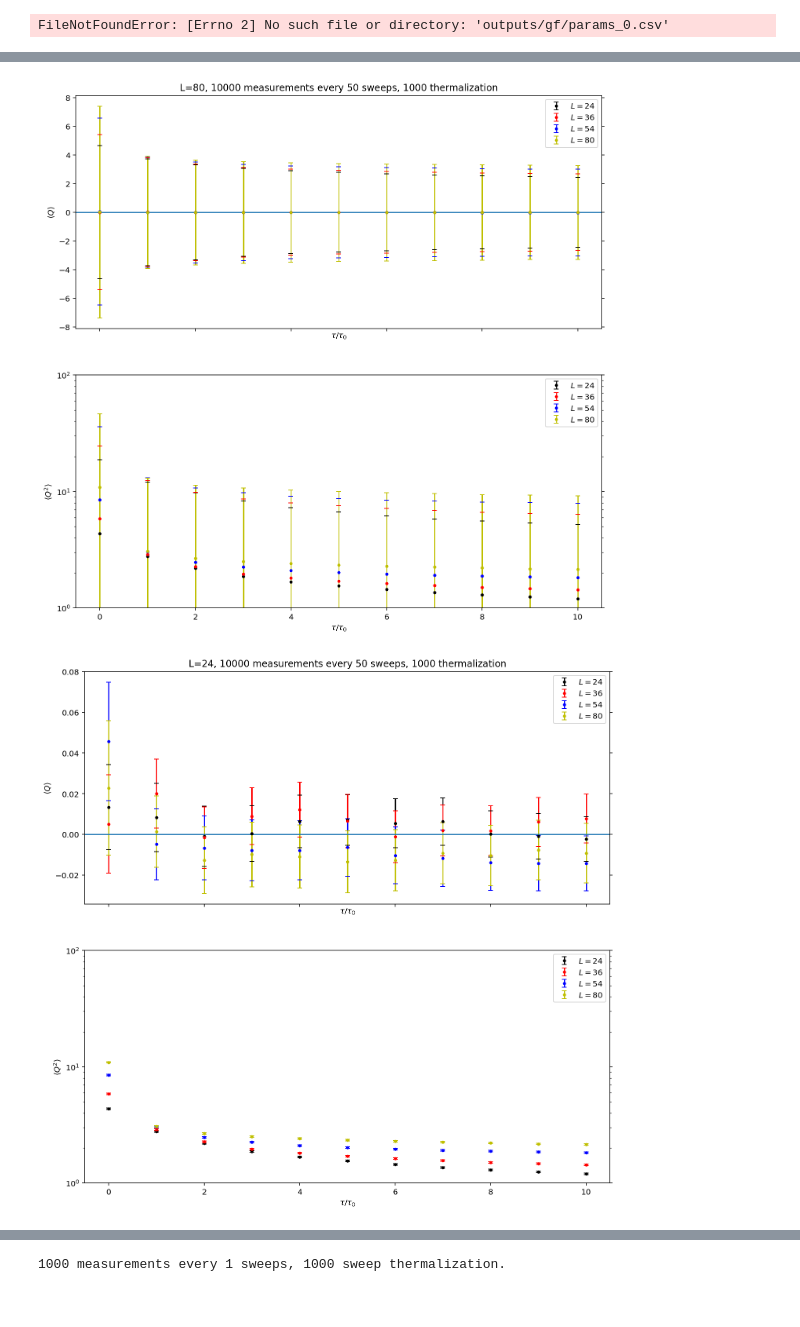
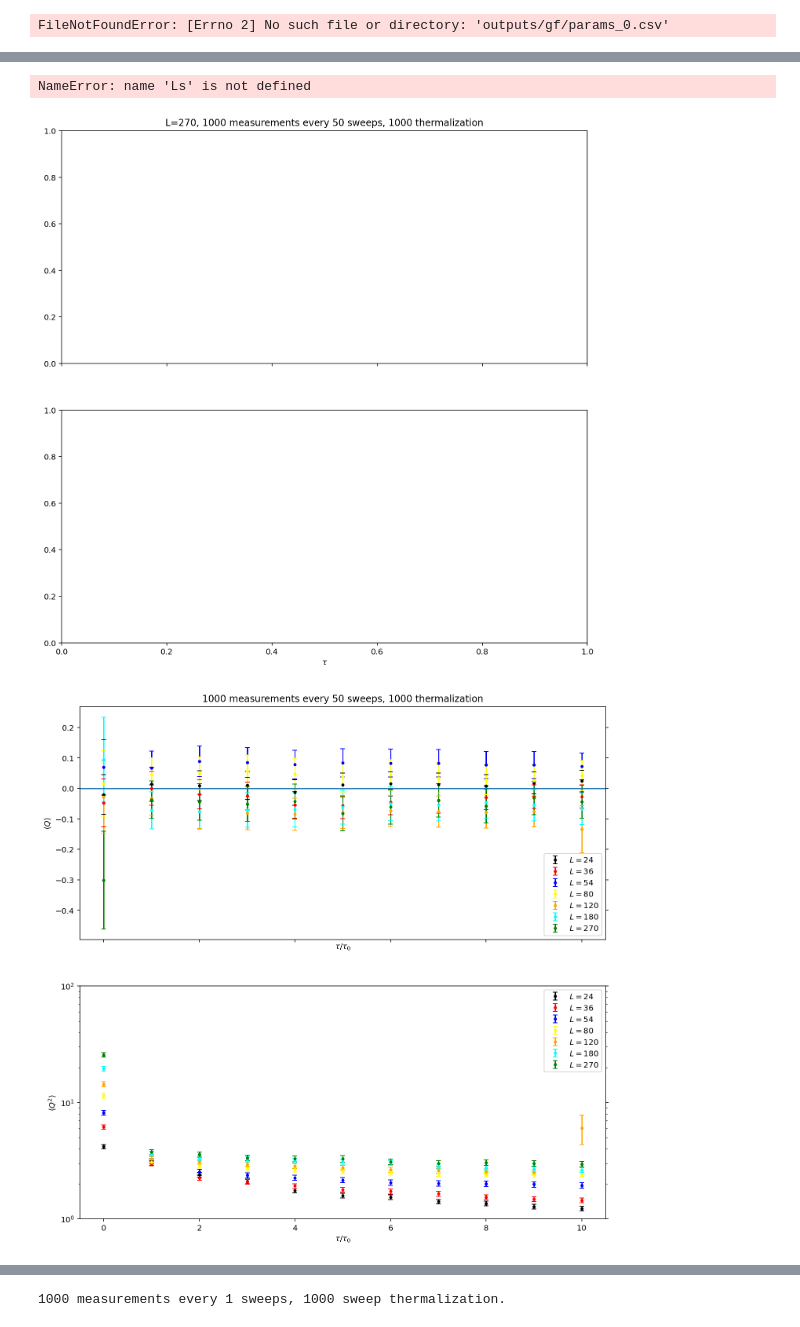
Before and after one commit to stuartthomas25/honors-thesis, a Jupyter notebook: code/gradient_flow.ipynb, the cells around one changed output, grey strips where cells are left out. Cells and saved outputs as stored; diff of their text form; code cells hidden in the pictures.

```diff
--- a/code/gradient_flow.ipynb
+++ b/code/gradient_flow.ipynb
@@ -88,6 +89,7 @@ bietenholz_params = pd.DataFrame(data = {
     't0' : [0.1, 0.225, 0.506, 1.111, 2.5, 5.625, 12.656, 28.336],
     'xi2': [3.96, 6.01, 8.93, 13.24, 19.77, 30.01, 44.97, 67.66]
 })
+colors = ['black','red','blue','yellow','orange','cyan','green','purple']
 # %%
 cores = 1
 
@@ -193,7 +195,7 @@ print_stats()
 # %% [output]
 FileNotFoundError: [Errno 2] No such file or directory: 'outputs/gf/params_0.csv'
 # %%
-L = 80
+L = 270
 
 def bins(d): return np.arange( np.amin(d)-0.5,np.amax(d)+0.5 )
 Q_data = data[(data.tau==0.) & (data.L==L)]
@@ -201,7 +203,7 @@ Q_vals = Q_data[['Q']].values[:,0]
 plt.hist(Q_vals, bins=bins(Q_vals))
 gv = global_observables['Q'](Q_data)
 plt.axvline(gv.mean,c='r')
-plt.axvline(gv.sdev,c='k')
-plt.axvline(-gv.sdev,c='k')
+plt.axvline(gv.sdev+gv.mean,c='k')
+plt.axvline(-gv.sdev+gv.mean,c='k')
 # %% [output]
 <matplotlib.lines.Line2D at 0x...>
@@ -216,10 +218,9 @@ axes = [ax for row in axes for ax in row] # flatten axes
 axes[0].set_title(f"L={L}, {measurements} measurements every {record_rate} sweeps, {thermalization} thermalization")
 axes[-1].set_xlabel(r"$\tau$")
 
-colors = ['k','r','b','y', 'orange']
 
 for ax, O in zip(axes, observ_objs):
-    for L,t0,c in zip(Ls, t0s, colors):
+    for i,p in bietenholz_params.iterrows():
         if L==120: break
         d = []
         for tau in taus:
@@ -243,45 +244,47 @@ axes[1].set_ylim((1,100))
 
 plt.show()
 # %% [output]
+NameError: name 'Ls' is not defined
-[figure, old version]
+[figure, new version]
 # %%
-output_file = "outputs/gf/full_data.csv"
+# Reproduce Bietenholz
+
+output_file = "outputs/data.csv"
 data = pd.read_csv(output_file)
 
 observ_names = ['Q','chi_t']
 observ_objs = [global_observables[o] for o in observ_names]
 
 fig,axes = plt.subplots(len(observ_names),1,figsize=(12,6*len(observ_names)), sharex=True, squeeze=False)
 axes = [ax for row in axes for ax in row] # flatten axes
 
-axes[0].set_title(f"L={L}, {measurements} measurements every {record_rate} sweeps, {thermalization} thermalization")
+axes[0].set_title(f"{measurements} measurements every {record_rate} sweeps, {thermalization} thermalization")
 axes[-1].set_xlabel(r"$\tau$")
 
-colors = ['k','r','b','y', 'orange']
 
 for ax, O in zip(axes, observ_objs):
-    for L,t0,c in zip(Ls, t0s, colors):
-        if L==120: break
+    for i,p in bietenholz_params.iterrows():
         d = []
+
+        if data[data['L'] == p.L].size == 0:
+            continue
+
         for tau in taus:
-            trial = data[(round(data['tau'],10) == round(tau*t0,10)) & (data['L'] == L)]
-            if trial.size == 0:
-                print(tau,L)
-                raise Exception("trial returned zero data points")
+            trial = data[(round(data['tau'],10) == round(tau*p.t0,10)) & (data['L'] == p.L)]
             d.append(O(trial))
 
-        ax.errorbar(taus, [x.mean for x in d], yerr=[x.sdev for x in d], fmt='.', c=c, label=f"$L={L}$", capsize=3.)
+        ax.errorbar(taus, [x.mean for x in d], yerr=[x.sdev for x in d], fmt='.', c=colors[i], label=f"$L={int(p.L)}$", capsize=3.)
         ax.legend()
 
     ax.set_xlabel(r'$\tau / \tau_0$')
     ax.set_ylabel('$'+O.label+'$')
     ax.set_yscale(O.scale)
     ax.tick_params(axis='y', which='both', left=True, right=True)
     #ax.set_xlim((0.4, 2.6))
 
 axes[0].axhline(0)
 axes[1].set_ylim((1,100))
 
 plt.show()
 # %% [output]
-[figure, old version]
+[figure, new version]
```
Also changed, not shown: parts of 17 cells of this notebook.
